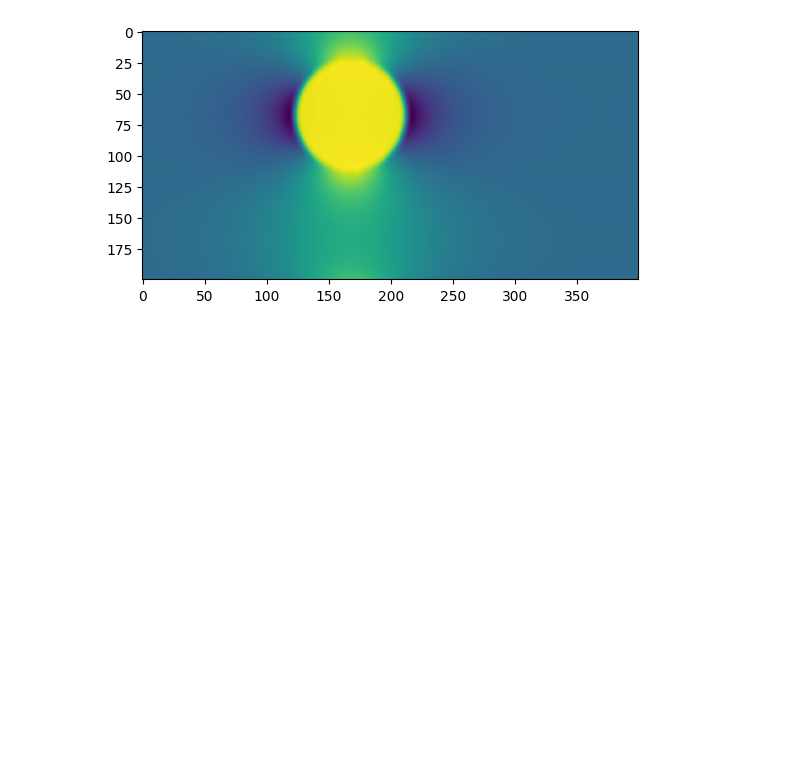
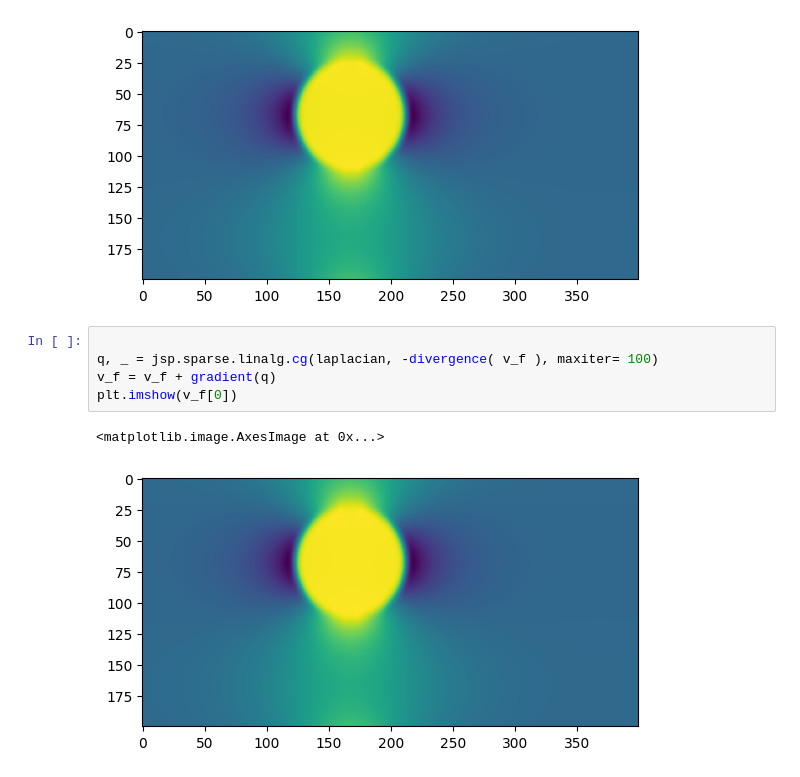
Before and after one commit to Stazi-101/THCsim, a Jupyter notebook: test_nb.ipynb, the cells around one changed output. Saved outputs shown, nothing was run; the diff lists cells and outputs as text; blank space fills up the shorter version.

```diff
--- a/test_nb.ipynb
+++ b/test_nb.ipynb
@@ -65,6 +65,14 @@ plt.imshow(v_f[0])
 # %% [output]
 <matplotlib.image.AxesImage at 0x...>
 [figure]
+# %%
+
+q, _ = jsp.sparse.linalg.cg(laplacian, -divergence( v_f ), maxiter= 100)
+v_f = v_f + gradient(q)
+plt.imshow(v_f[0])
+# %% [output]
+<matplotlib.image.AxesImage at 0x...>
+[figure, added]
 # %%
 div = divergence(v_f)
 plt.imshow(div)
```
Also changed, not shown: parts of 3 cells of this notebook, 4 other files.
